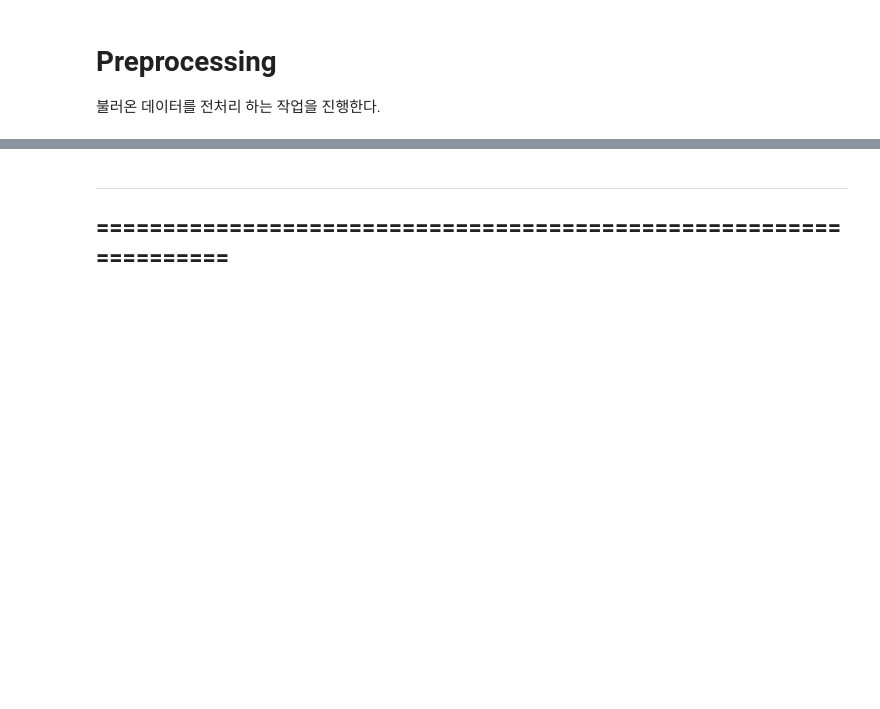
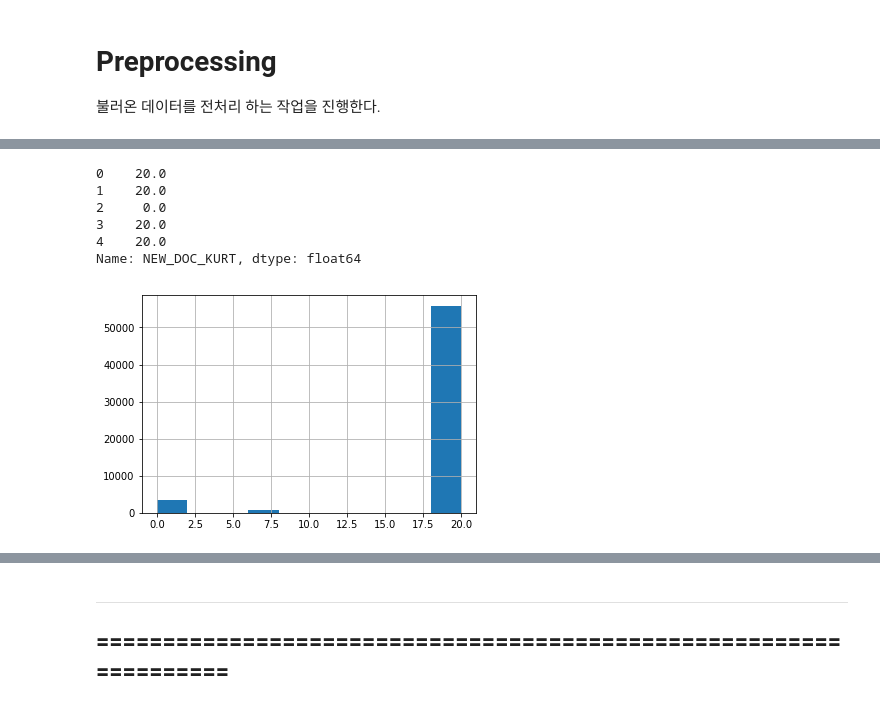
Before and after one commit to ecjang/pages, a Jupyter notebook: Kaggle/003_MultiClass_Classification_HomeCredit_LightGBM_7th.ipynb, the cells around one changed output, grey strips where cells are left out. Cells and saved outputs as stored; diff of their text form; code cells hidden in the pictures; blank space fills up the shorter version.

```diff
--- a/Kaggle/003_MultiClass_Classification_HomeCredit_LightGBM_7th.ipynb
+++ b/Kaggle/003_MultiClass_Classification_HomeCredit_LightGBM_7th.ipynb
@@ -116,0 +188,13 @@ gc.collect()
+# %%
+# kurtosis는 분산이 얼마나 쏠려있는지 알려주는 기능
+# 대부분이 20쪽으로 쏠려있다.
+df[docs].kurtosis(axis=1).hist()
+df['NEW_DOC_KURT']=df[docs].kurtosis(axis=1)
+# %% [output]
+0    20.0
+1    20.0
+2     0.0
+3    20.0
+4    20.0
+Name: NEW_DOC_KURT, dtype: float64
+[figure, added]
```
Also changed, not shown: parts of 18 cells of this notebook.
